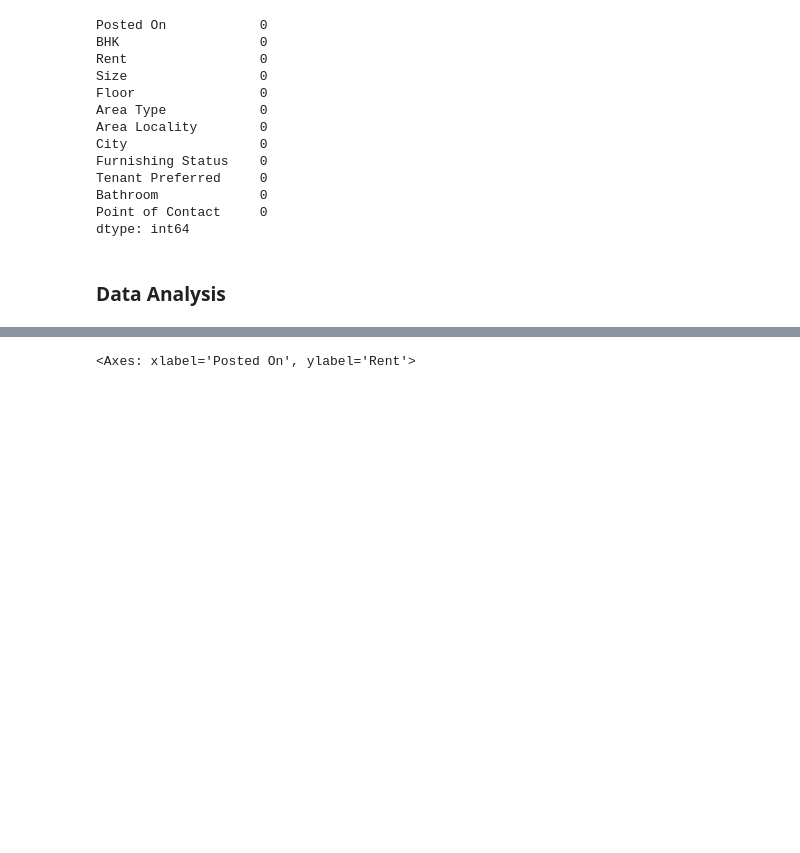
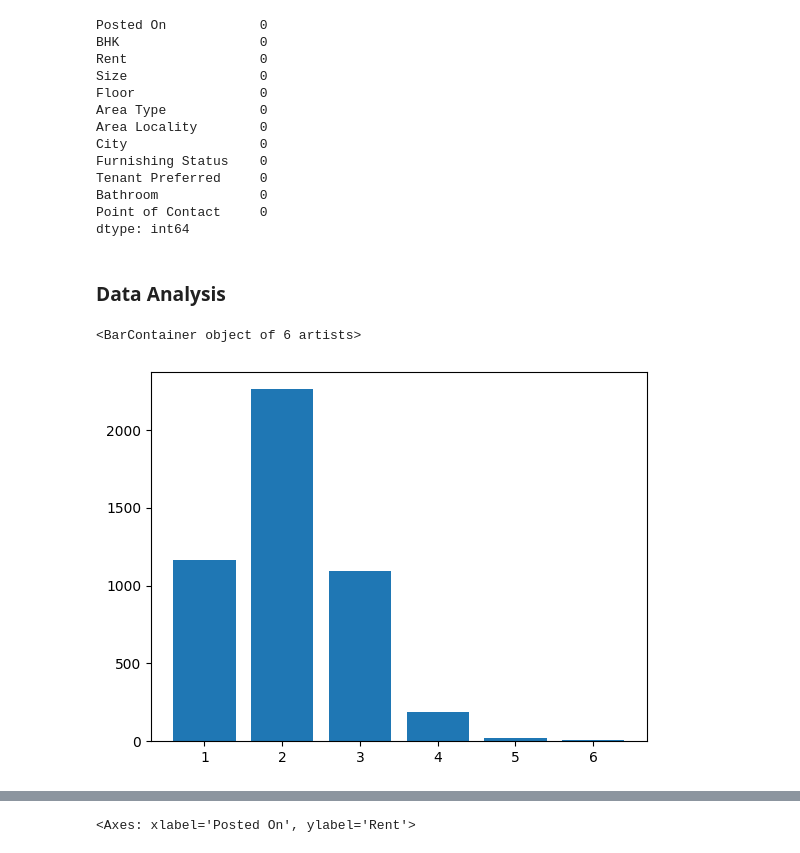
Before and after one commit to nigelhaim/Machine_Learning, a Jupyter notebook: Lab1/SEBASTIAN_3CSC_CSELEC2C_Lab Exercise_1.ipynb, the cells around one changed output, grey strips where cells are left out. Cells and saved outputs as stored; diff of their text form; code cells hidden in the pictures; blank space fills up the shorter version.

```diff
--- a/Lab1/Lab1_Improved.ipynb
+++ b/Lab1/SEBASTIAN_3CSC_CSELEC2C_Lab Exercise_1.ipynb
@@ -204,5 +186,8 @@ dtype: int64
 # %% [markdown]
 ### Data Analysis
 # %%
-# plt.bar(data['BHK'].value_counts().index, data['BHK'].value_counts().values)
+plt.bar(data['BHK'].value_counts().index, data['BHK'].value_counts().values)
+# %% [output]
+<BarContainer object of 6 artists>
+[figure, added]
 # %%
```
Also changed, not shown: parts of 20 cells of this notebook, 4 other files.
